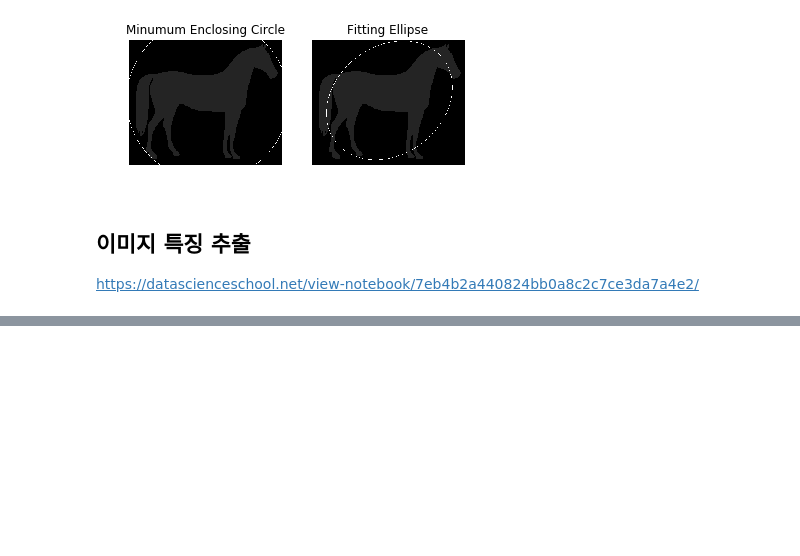
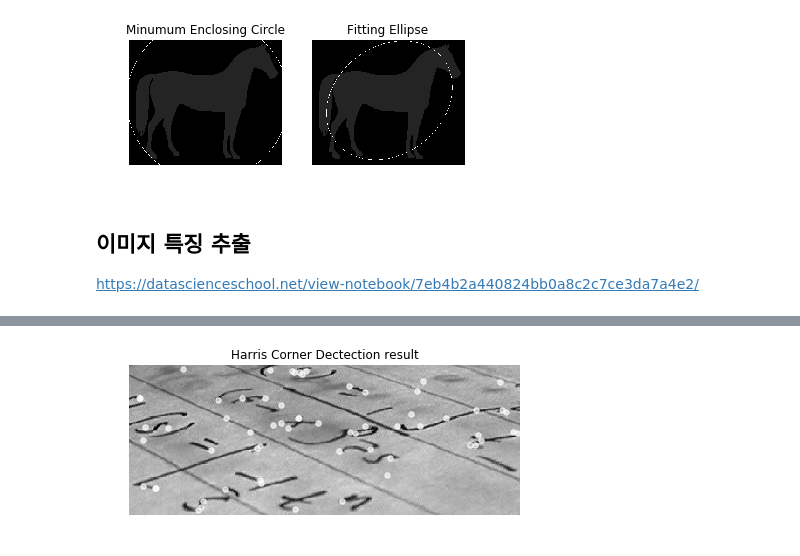
Before and after one commit to ultra118/Python_ML, a Jupyter notebook: ML/Data_Science_School/01_Image_preprocessing.ipynb, the cells around one changed output, grey strips where cells are left out. Drawn from its saved outputs; the diff is of its cells as text; code cells hidden in the pictures; blank space fills up the shorter version.

```diff
--- a/ML/Data_Science_School/01_Image_preprocessing.ipynb
+++ b/ML/Data_Science_School/01_Image_preprocessing.ipynb
@@ -959,0 +1050,13 @@ https://datascienceschool.net/view-notebook/7eb4b2a440824bb0a8c2c7ce3da7a4e2/
+# %%
+import numpy as np
+dst = cv2.cornerHarris(img, 2, 3, 0.24)
+ret, dst = cv2.threshold(dst, 0.001 * dst.max(), 1, 0)
+x, y = np.nonzero(dst)
+plt.figure(figsize=(7,7))
+plt.title("Harris Corner Dectection result")
+plt.axis('off')
+plt.imshow(img, cmap= 'gray')
+plt.scatter(y, x, s = 30, c = "w", alpha = 0.7)
+plt.show()
+# %% [output]
+[figure, added]
```
Also changed, not shown: parts of 35 cells of this notebook.
